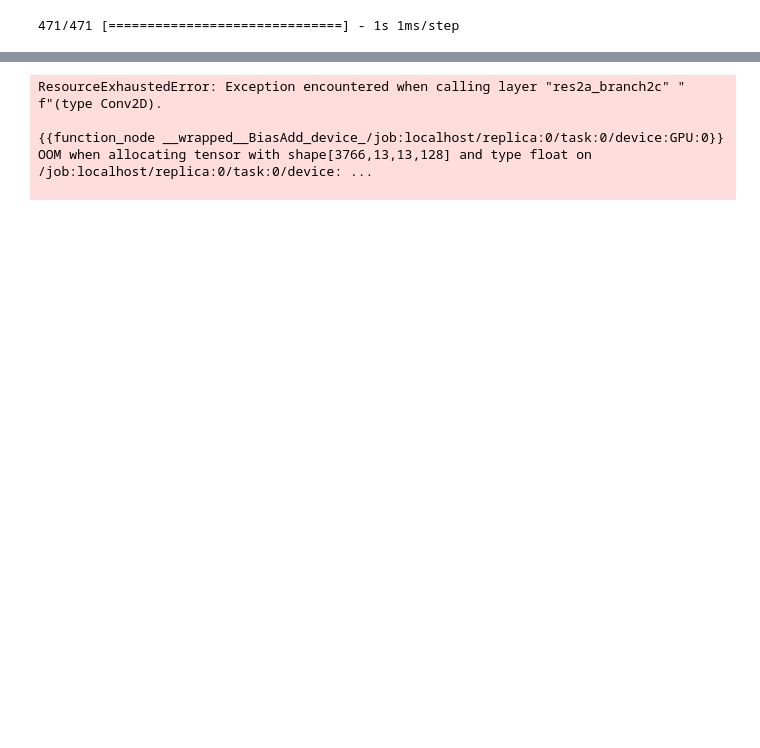
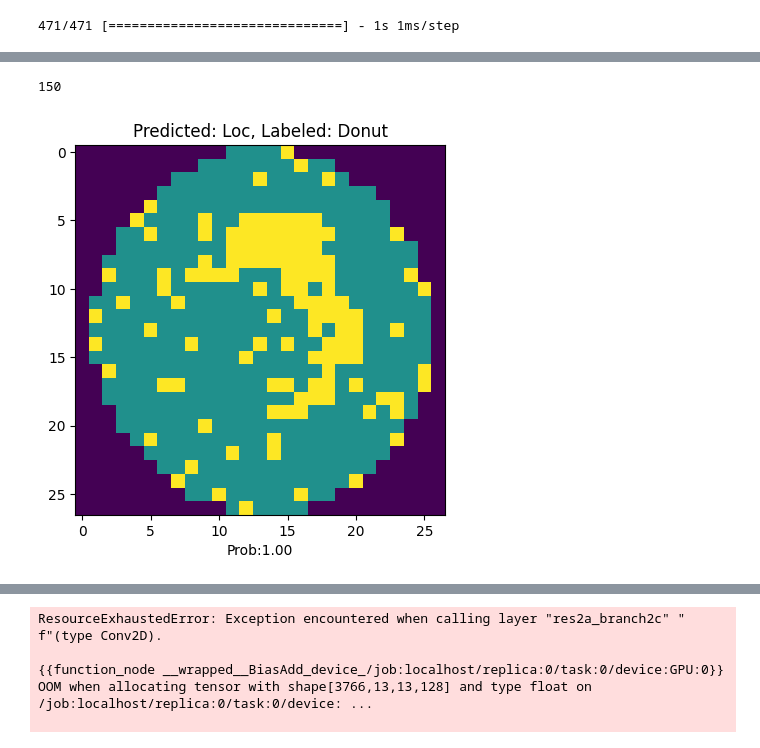
Before and after one commit to SeongJae999/semi-conductor_anomaly_detection, a Jupyter notebook: vgg16.ipynb, the cells around one changed output, grey strips where cells are left out. Saved outputs shown, nothing was run; the diff lists cells and outputs as text; code cells hidden in the pictures; blank space fills up the shorter version.

```diff
--- a/vgg16.ipynb
+++ b/vgg16.ipynb
@@ -728,3 +564,17 @@ Normalized confusion matrix
+# %%
+len(vmis_index[0])
+# %% [output]
+150
+# %%
+for i in range (len(vmis_index[0])):
+    if faulty_case[int(vy_test_decode[vmis_index[0][i]])] == 'Donut':
+        # plot Donut fault data
+        plt.imshow(px_test[vmis_index[0][i]])
+        plt.title('Predicted: {}, Labeled: {}'.format(faulty_case[int(vy_pred_decode[vmis_index[0][i]])], faulty_case[int(vy_test_decode[vmis_index[0][i]])]) )
+        plt.xlabel('Prob:{:.2f}'.format(vy_pred[vmis_index[0][i]][np.argmax(vy_pred[vmis_index[0][i]])]), fontsize=10)
+        plt.show()
+# %% [output]
+[figure, added]
 # %%
 def identity_block(X, f, filters, stage, block):
 
```
Also changed, not shown: parts of 37 cells of this notebook, 13 other files.
